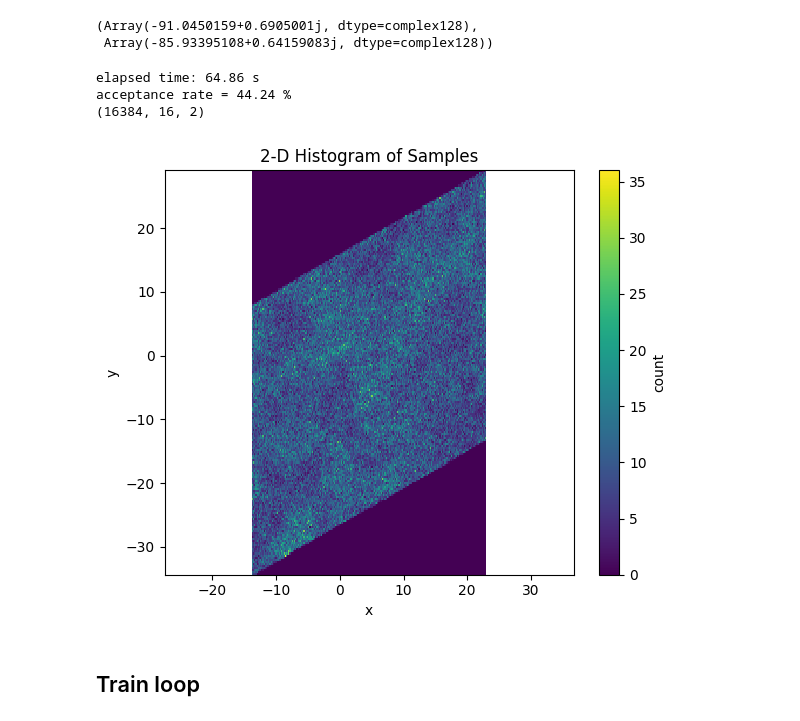
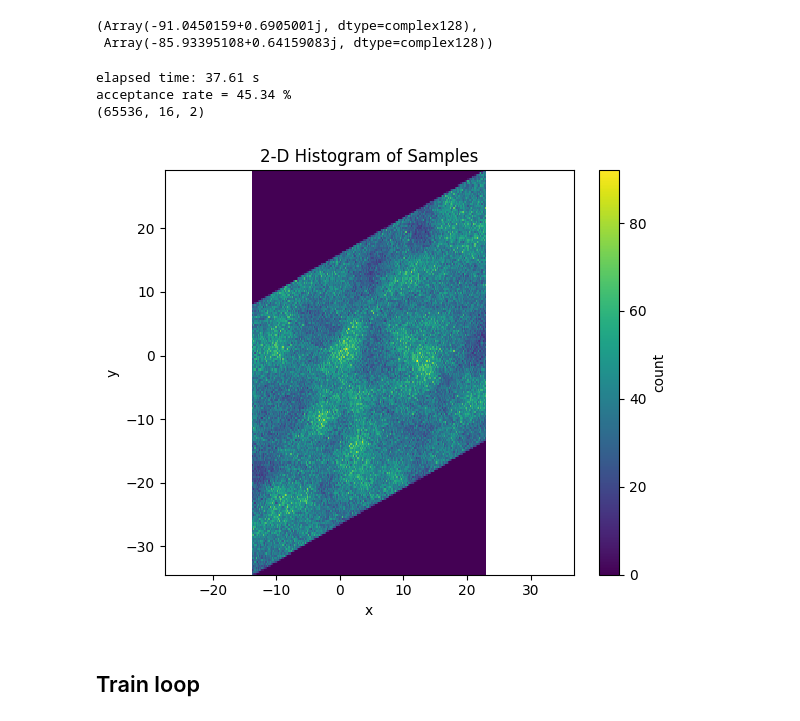
Before and after one commit to pco0511/attention-wavefn, a Jupyter notebook: src/moire_test2.ipynb, the cells around one changed output. Drawn from its saved outputs; the diff is of its cells as text; code cells hidden in the pictures.

```diff
--- a/src/moire_test2.ipynb
+++ b/src/moire_test2.ipynb
@@ -7,9 +7,6 @@ import tqdm
 import equinox as eqx
 import jax
 
-# jax.config.update("jax_enable_x64", True)
-import os
-os.environ["JAX_LOG_COMPILES"] = "1"
 
 import jax.numpy as jnp
 import numpy as np
@@ -26,6 +23,7 @@ from systems.continuous import moire
 from utils.samplers.mcmc import metropolis_hastings_sampler
 
 
+jax.config.update("jax_enable_x64", False)
 key = jax.random.key(42)
 # %% [markdown]
 \begin{equation}
@@ -154,6 +147,8 @@ slater_log_psi(R0), psi_solid_log_psi(R0)
 (Array(-91.0450159+0.6905001j, dtype=complex128),
  Array(-85.93395108+0.64159083j, dtype=complex128))
 # %%
+n_chains = 512
+
 u_key, v_key, key = jax.random.split(key, 3)
 
 u = jax.random.uniform(u_key, (n_chains, N_elec,), minval=minu, maxval=maxu)
@@ -168,43 +163,43 @@ start = time.time()
 samples, acc_rate, mcmc_state = metropolis_hastings_sampler(
     key=subkey,
     initial_points=X0,
-    log_psi_module=psi_solid_log_psi,
+    log_psi_module=slater_log_psi,
     indicator_fn=N_dim_indicator,
-    n_target_samples=16384,
+    n_target_samples=65536,
     n_chains=n_chains,
-    n_burn_in_per_chain=512,
+    n_burn_in_per_chain=1024,
     thinning=4,
     sigma=0.5
 )
 samples.block_until_ready()
 elapsed = time.time() - start
 print(f"elapsed time: {elapsed:.2f} s")
 
 X0 = mcmc_state.points
 print(f"acceptance rate = {acc_rate.item() * 100:.2f} %")
 print(f"{samples.shape}")
 
 points = samples.reshape(-1, 2)
 
 plt.figure(figsize=(6, 5))
 plt.hist2d(
     points[:, 0],   # x 축
     points[:, 1],   # y 축
     bins=200,             # 격자 수(원하는 해상도로 조정)
     density=False         # 빈도수 그대로 볼 때 False, 확률밀도로 보려면 True
 )
 plt.colorbar(label='count')  # 각 칸의 샘플 개수 표시
 plt.xlabel('x')
 plt.ylabel('y')
 plt.title('2-D Histogram of Samples')
 plt.tight_layout()
 plt.axis('equal')
 plt.show()
 # %% [output]
-elapsed time: 64.86 s
-acceptance rate = 44.24 %
-(16384, 16, 2)
+elapsed time: 37.61 s
+acceptance rate = 45.34 %
+(65536, 16, 2)
-[figure, old version]
+[figure, new version]
 # %% [markdown]
 ## Train loop
 # %%
```
Also changed, not shown: parts of 5 cells of this notebook, 1 other file.
